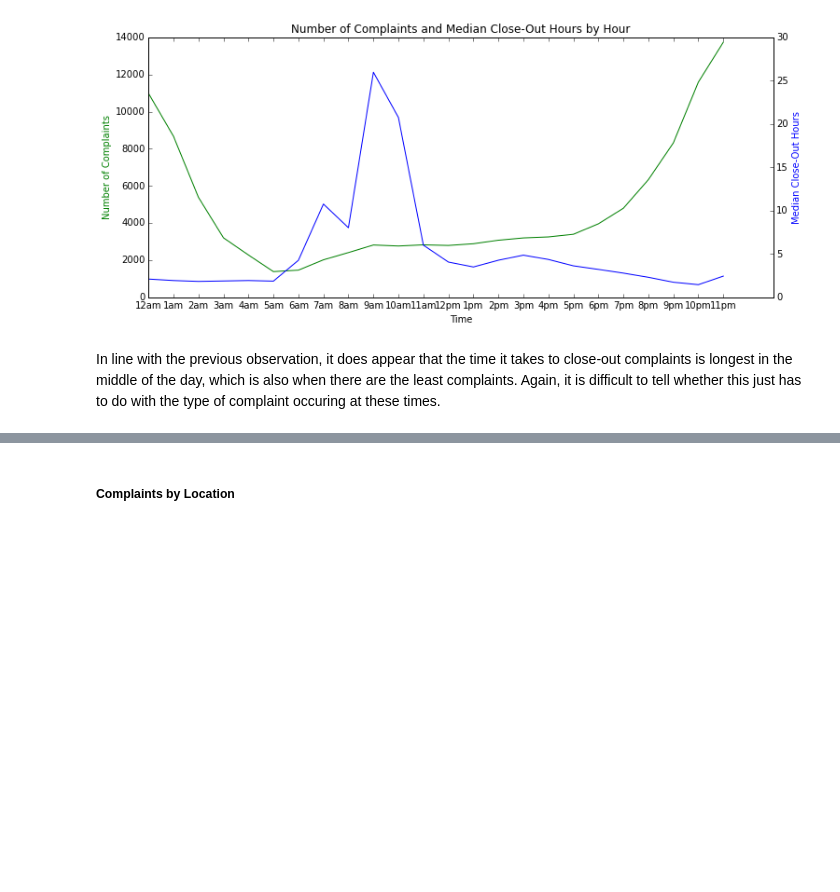
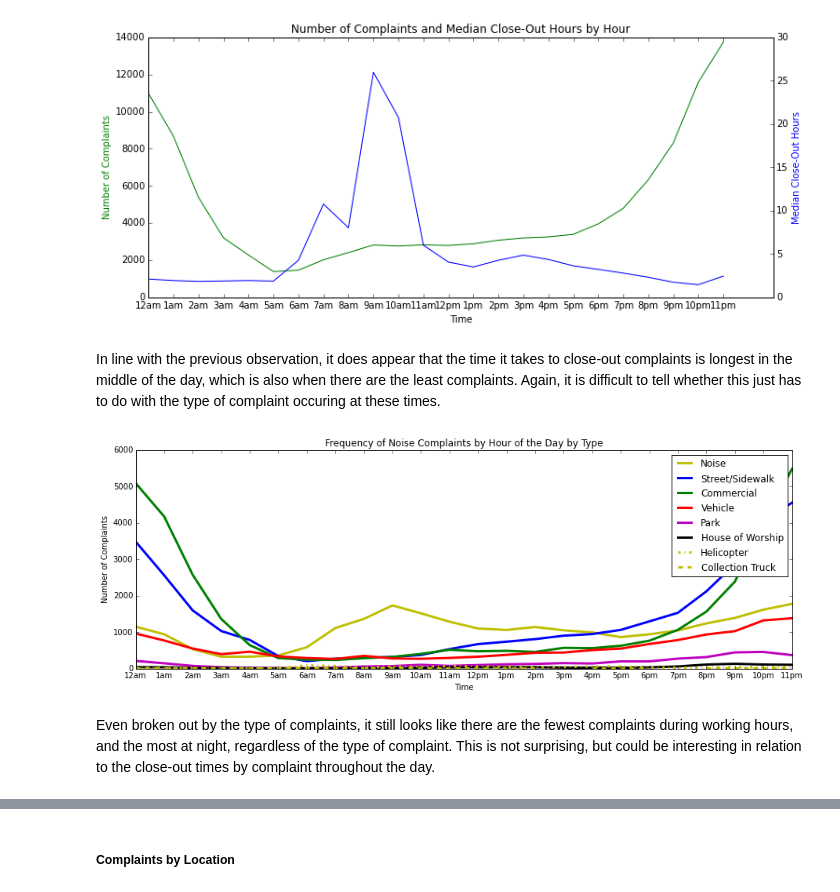
Before and after one commit to Yue1Harriet1Huang/GA-Data-Science, a Jupyter notebook: Final_Project_20141119.ipynb, the cells around one changed output, grey strips where cells are left out. Saved outputs shown, nothing was run; the diff lists cells and outputs as text; code cells hidden in the pictures; blank space fills up the shorter version.

```diff
--- a/Final_Project_20141119.ipynb
+++ b/Final_Project_20141119.ipynb
@@ -343 +375,26 @@ hr_type_data_wide = pd.DataFrame(hr_type_data.pivot(index='create_hour',columns=
+# %%
+fig, ax = plt.subplots(figsize=(15,5))
+
+ax.set_xlabel('Time')
+ax.set_ylabel('Number of Complaints')
+ax.set_title('Frequency of Noise Complaints by Hour of the Day by Type')
+labels = ['12am', '1am', '2am', '3am', '4am', '5am', '6am', '7am', '8am', '9am', '10am', '11am', '12pm', '1pm', '2pm', '3pm', '4pm', '5pm', '6pm', '7pm', '8pm', '9pm', '10pm', '11pm']
+plt.xticks(hr_type_ct_wide.index.values, labels)
+
+tnoise = ax.plot(hr_type_ct_wide.index.values, hr_type_ct_wide['Noise'], 'y-', label='Noise', lw=3.0)
+tst = ax.plot(hr_type_ct_wide.index.values, hr_type_ct_wide['Noise - Street/Sidewalk'], 'b-', label='Street/Sidewalk', lw=3.0)
+tcom = ax.plot(hr_type_ct_wide.index.values, hr_type_ct_wide['Noise - Commercial'], 'g-', label='Commercial', lw=3.0)
+tvcl = ax.plot(hr_type_ct_wide.index.values, hr_type_ct_wide['Noise - Vehicle'], 'r-', label='Vehicle', lw=3.0)
+tpk = ax.plot(hr_type_ct_wide.index.values, hr_type_ct_wide['Noise - Park'], 'm-', label='Park', lw=3.0)
+thow = ax.plot(hr_type_ct_wide.index.values, hr_type_ct_wide['Noise - House of Worship'], 'k-', label='House of Worship', lw=3.0)
+thc = ax.plot(hr_type_ct_wide.index.values, hr_type_ct_wide['Noise - Helicopter'], color='y', ls='-.', label='Helicopter', lw=3.0)
+ttk = ax.plot(hr_type_ct_wide.index.values, hr_type_ct_wide['Collection Truck Noise'], color='y', ls='--', label='Collection Truck', lw=3.0)
+
+ax.legend(loc=1)
+
+plt.show()
+# %% [output]
+[figure, added]
+# %% [markdown]
+Even broken out by the type of complaints, it still looks like there are the fewest complaints during working hours, and the most at night, regardless of the type of complaint. This is not surprising, but could be interesting in relation to the close-out times by complaint throughout the day.
 # %%
```
Also changed, not shown: parts of 74 cells of this notebook, 2 other files.
